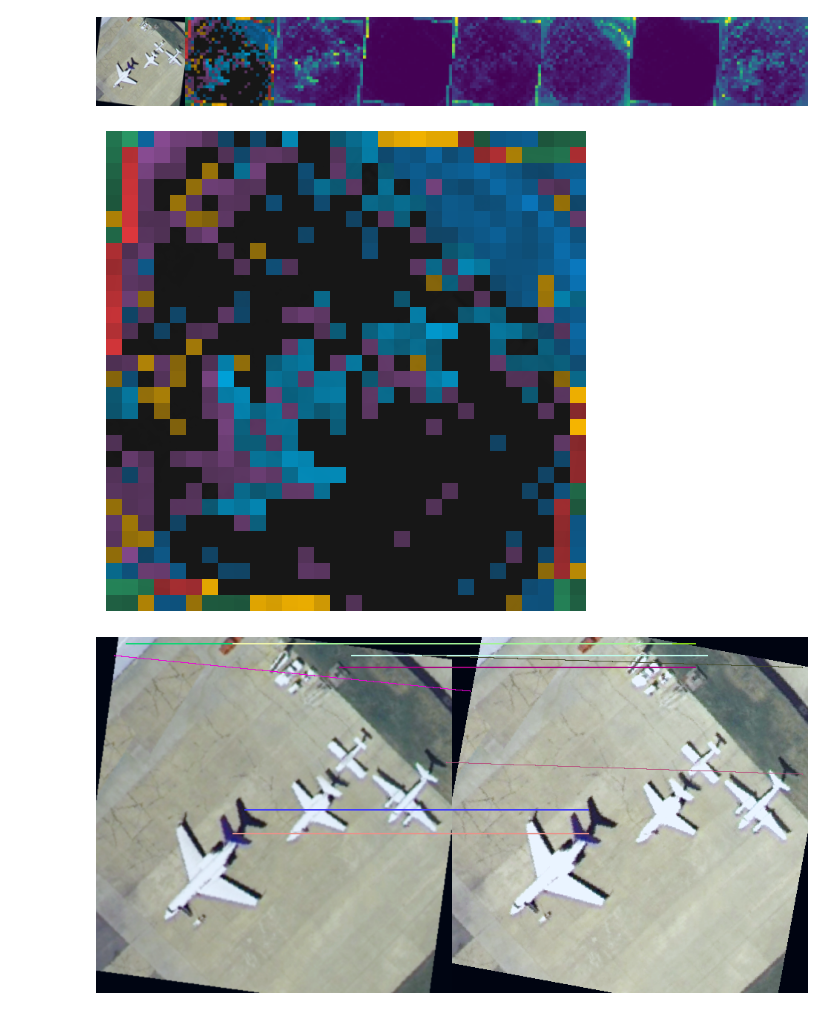
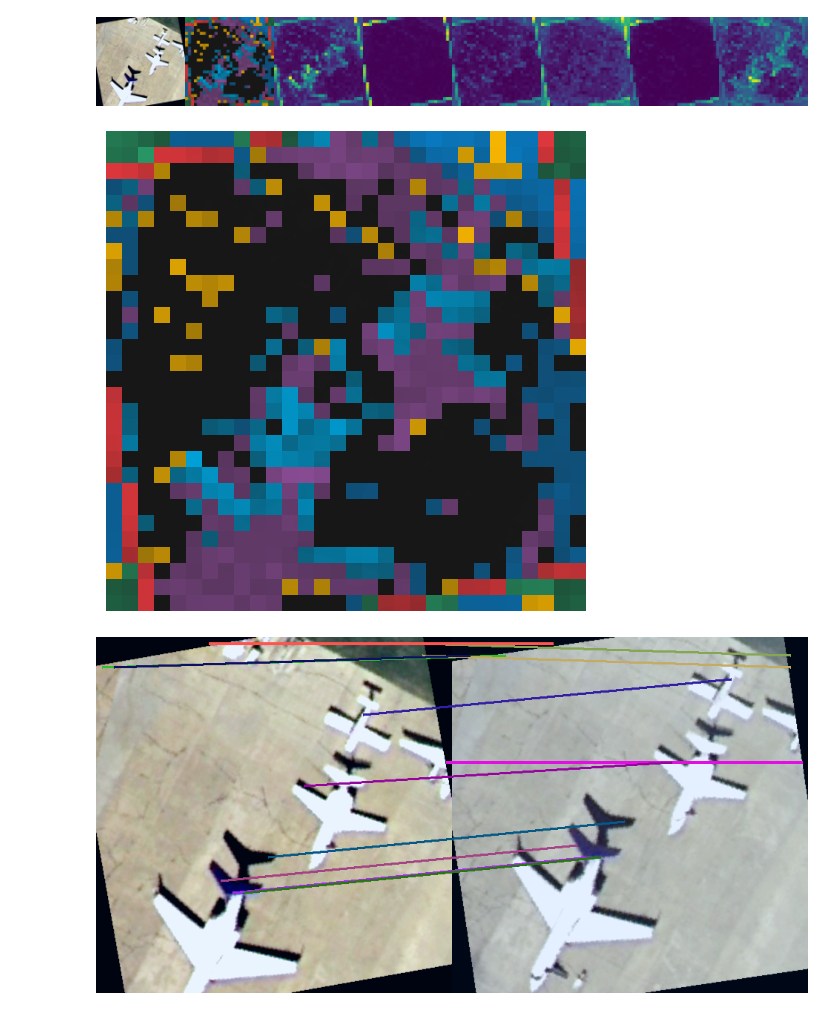
Before and after one commit to chagmgang/dinov2-remote-sensing, a Jupyter notebook: notebook/vit-feature-matching.ipynb, the cells around one changed output. Drawn from its saved outputs; the diff is of its cells as text; code cells hidden in the pictures.

```diff
--- a/notebook/vit-feature-matching.ipynb
+++ b/notebook/vit-feature-matching.ipynb
@@ -19,7 +19,7 @@ img2 = filename
 import torchvision
 
 transforms = torchvision.transforms.Compose([
-    torchvision.transforms.Resize((500, 500)),
+    torchvision.transforms.Resize((720, 720)),
     torchvision.transforms.RandomCrop((480, 480)),
     torchvision.transforms.RandomRotation(15),
     torchvision.transforms.GaussianBlur(kernel_size=21),
@@ -186,8 +186,8 @@ final_pic.paste(pic_attn_color, (pic_i.size[1], 0))
 final_pic.paste(pic_attn, (pic_i.size[1] * 2, 0))
 display(final_pic)
 # %% [output]
-[figure, old version]
+[figure, new version]
-[figure, old version]
+[figure, new version]
 # %%
 img2 = transforms(Image.open(img2).convert('RGB'))
 w, h = img2.shape[1] - img2.shape[1] % 16, img2.shape[2] - img2.shape[2] % 16
@@ -218,32 +218,32 @@ with torch.no_grad():
         for nh in range(attention.size(0)):
             attn = attention[nh]
             attn1 = attention1[nh].flatten()
 
             st = attn1.topk(12)[1]
 
             point1 = st
             point2 = id[st]
 
             i1 = torchvision.utils.make_grid(im1, normalize=True, scale_each=True)
             i1 = Image.fromarray(i1.mul(255).add_(0.5).clamp_(0, 255).permute(1, 2, 0).to('cpu', torch.uint8).numpy())
             i2 = torchvision.utils.make_grid(im2, normalize=True, scale_each=True)
             i2 = Image.fromarray(i2.mul(255).add_(0.5).clamp_(0, 255).permute(1, 2, 0).to('cpu', torch.uint8).numpy())
             full_img = Image.new('RGB', (480 * 2, 480))
             draw = ImageDraw.Draw(full_img)
             unit = 480 // 16
             full_img.paste(i1, (0, 0))
             full_img.paste(i2, (480, 0))
 
             palettes = [
                 (np.random.choice(255), np.random.choice(255), np.random.choice(255))
             for _ in range(len(point1))]
             for p1, p2, palette in zip(point1, point2, palettes):
                 p1y, p1x = p1 // unit + 0.5, p1 % unit + 0.5
                 p2y, p2x = p2 // unit + 0.5, p2 % unit + 0.5
                 draw.line((p1x * 16,
                          p1y * 16,
                          p2x * 16 + 480,
-                         p2y * 16), width=2, fill=palette)
+                         p2y * 16), width=4, fill=palette)
             display(full_img)
 # %% [output]
-[figure, old version]
+[figure, new version]
```
Also changed, not shown: 1 other file.
